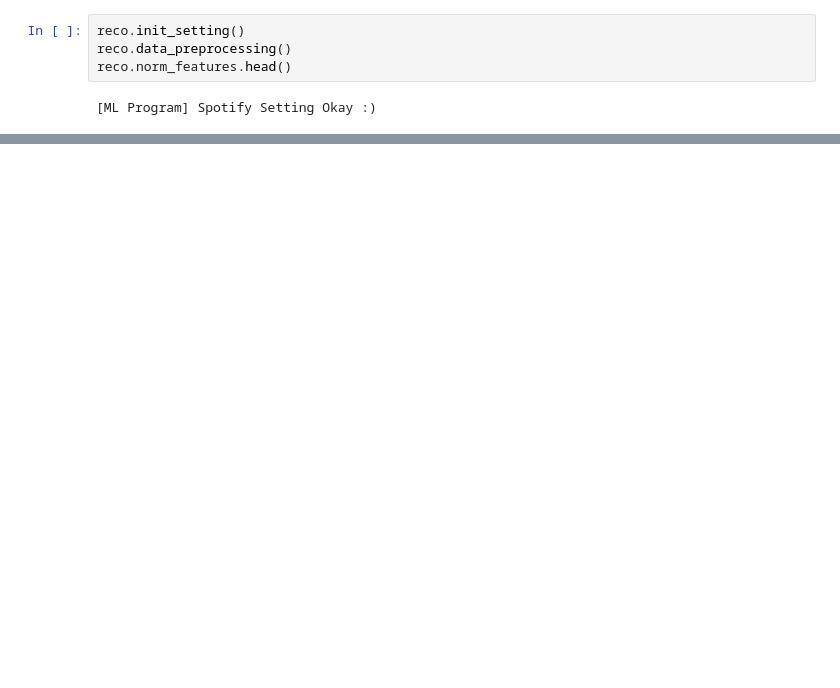
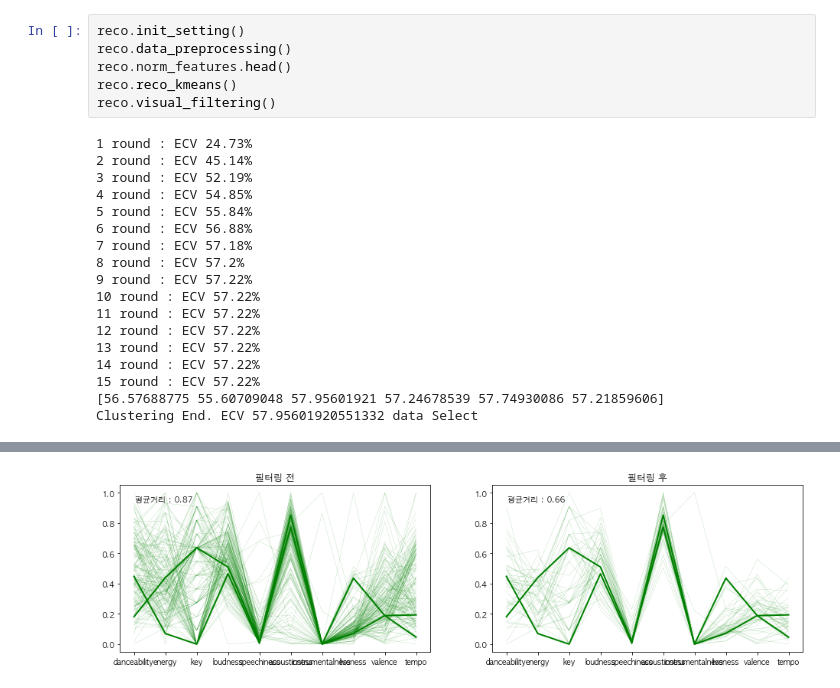
Before and after one commit to formegusto/research-muletter, a Jupyter notebook: pt7. web module test.ipynb, the cells around one changed output, grey strips where cells are left out. Drawn from its saved outputs; the diff is of its cells as text; blank space fills up the shorter version.

Commit message:
web module update : reco KMeans

```diff
--- a/pt7. web module test.ipynb
+++ b/pt7. web module test.ipynb
@@ -9,5 +12,23 @@ reco = Recommender(_id="6252aa13065072f065307c62")
 reco.init_setting()
 reco.data_preprocessing()
 reco.norm_features.head()
+reco.reco_kmeans()
+reco.visual_filtering()
 # %% [output]
-[ML Program] Spotify Setting Okay :)
+1 round : ECV 24.73%
+2 round : ECV 45.14%
+3 round : ECV 52.19%
+4 round : ECV 54.85%
+5 round : ECV 55.84%
+6 round : ECV 56.88%
+7 round : ECV 57.18%
+8 round : ECV 57.2%
+9 round : ECV 57.22%
+10 round : ECV 57.22%
+11 round : ECV 57.22%
+12 round : ECV 57.22%
+13 round : ECV 57.22%
+14 round : ECV 57.22%
+15 round : ECV 57.22%
+[56.57688775 55.60709048 57.95601921 57.24678539 57.74930086 57.21859606]
+Clustering End. ECV 57.95601920551332 data Select
@@ -19,0 +35 @@ reco.norm_features.head()
+[figure, added]
```
Also changed, not shown: parts of 6 cells of this notebook, 6 other files.
